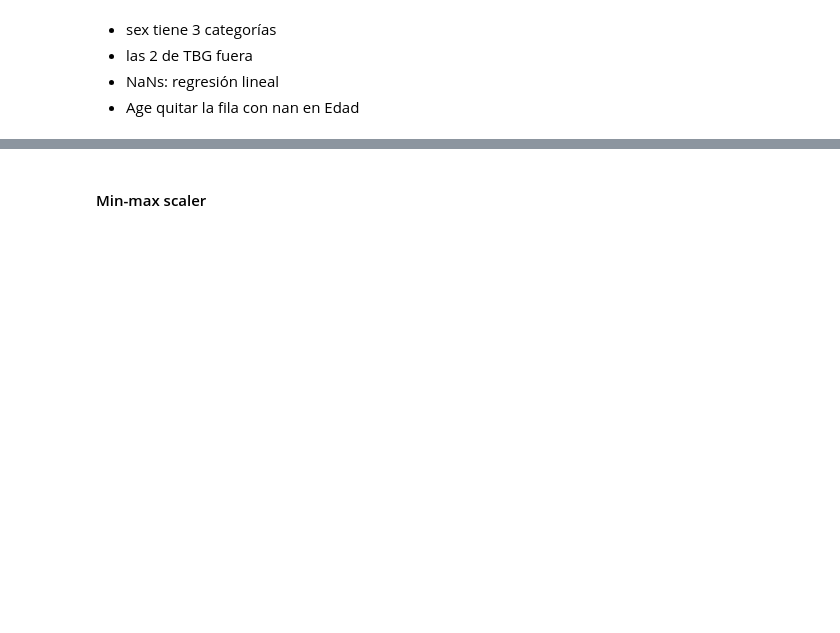
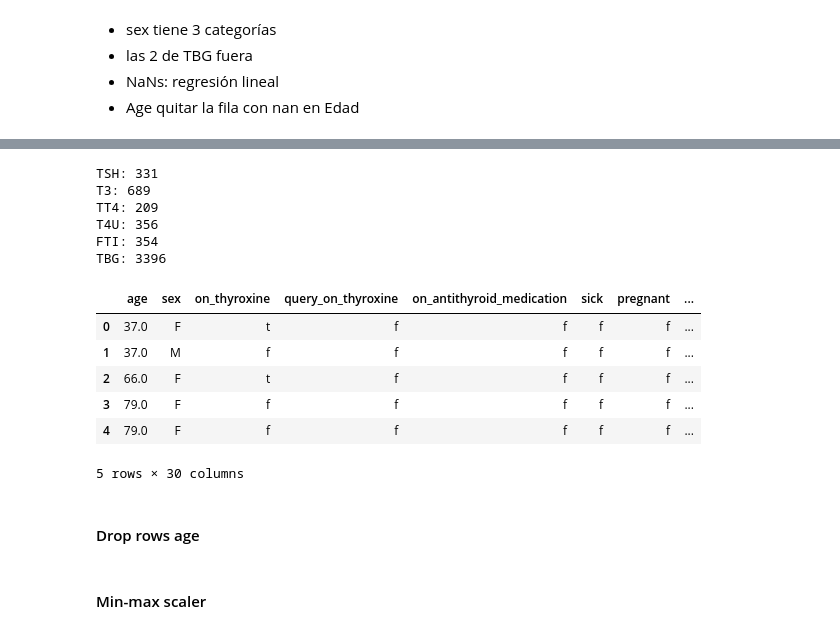
Before and after one commit to XavierQuerol/IML-Work2, a Jupyter notebook: pythonProject/read_dataset_sick.ipynb, the cells around one changed output, grey strips where cells are left out. Saved outputs shown, nothing was run; the diff lists cells and outputs as text; code cells hidden in the pictures; blank space fills up the shorter version.

```diff
--- a/pythonProject/read_dataset_sick.ipynb
+++ b/pythonProject/read_dataset_sick.ipynb
@@ -22,6 +48,29 @@ for col in df_sick_train.columns:
 # %%
+columns_with_nans = []
 for col in df_sick_train.columns:
-    print(f'{col}: {sum(df_sick_train[col].isna())}')
+    sum_nans = sum(df_sick_train[col].isna())
+    if sum_nans / len(df_sick_train) * 100> 0.5:
+        print(f'{col}: {sum_nans}')
+        columns_with_nans.append(col)
+# %% [output]
+TSH: 331
+T3: 689
+TT4: 209
+T4U: 356
+FTI: 354
+TBG: 3396
+# %%
+df_sick_test.head()
+# %% [output]
+|  | age | sex | on_thyroxine | query_on_thyroxine | on_antithyroid_medication | sick | pregnant | ... |
+| 0 | 37.0 | F | t | f | f | f | f | ... |
+| 1 | 37.0 | M | f | f | f | f | f | ... |
+| 2 | 66.0 | F | t | f | f | f | f | ... |
+| 3 | 79.0 | F | f | f | f | f | f | ... |
+| 4 | 79.0 | F | f | f | f | f | f | ... |
+5 rows × 30 columns
+# %% [markdown]
+#### Drop rows age
 # %% [markdown]
 #### Min-max scaler
 # %%
```
Also changed, not shown: parts of 10 cells of this notebook, 2 other files.
